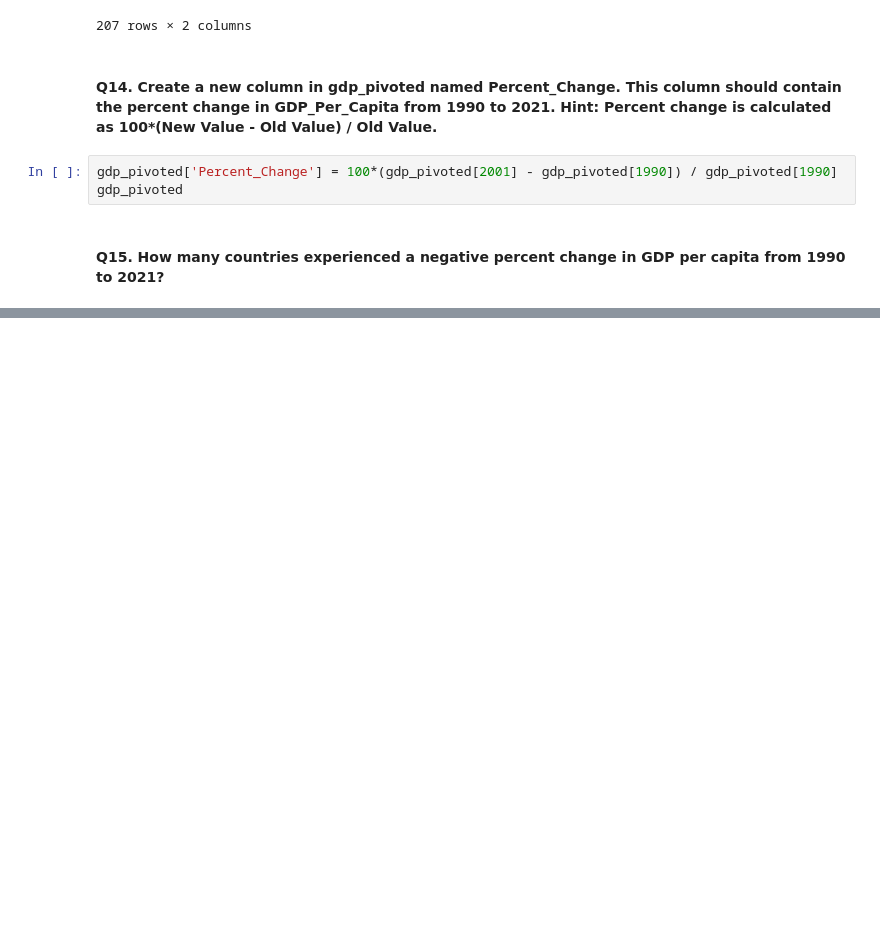
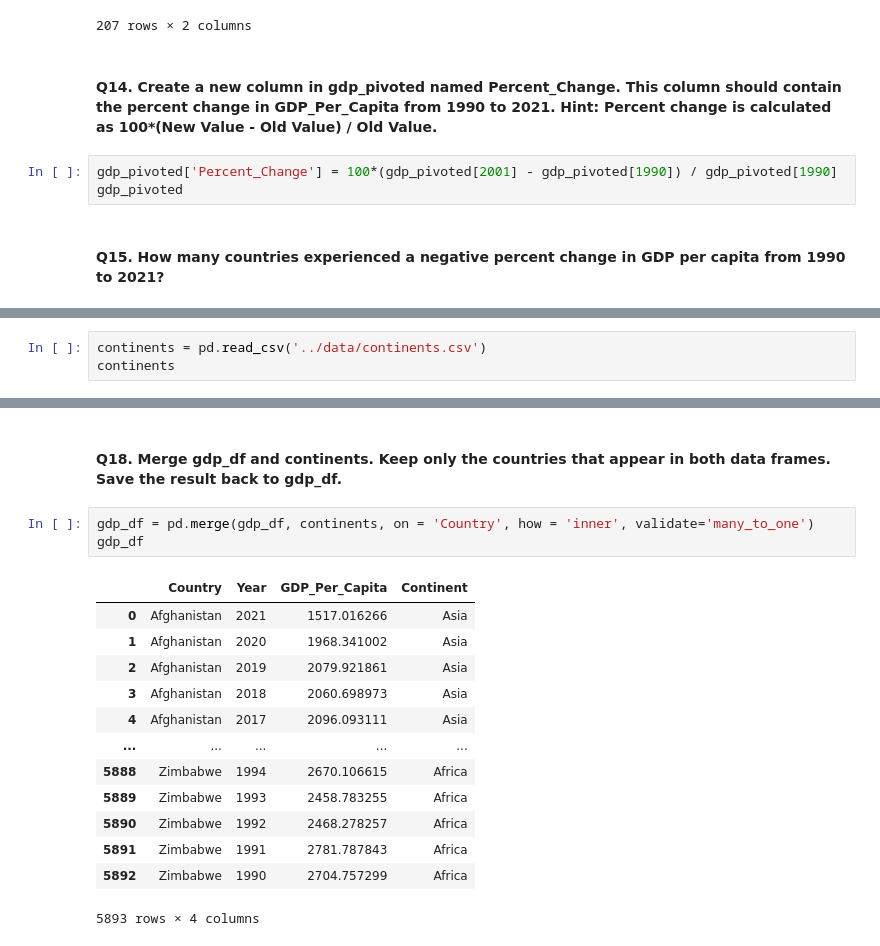
Before and after one commit to nss-data-science-cohort-8/un-exploration-mariacancodenow, a Jupyter notebook: notebooks/UN_Data_Exploration.ipynb, the cells around one changed output, grey strips where cells are left out. Saved outputs shown, nothing was run; the diff lists cells and outputs as text; blank space fills up the shorter version.

```diff
--- a/notebooks/UN_Data_Exploration.ipynb
+++ b/notebooks/UN_Data_Exploration.ipynb
@@ -226,0 +308,3 @@ gdp_pivoted['Percent_Change'].agg(lambda x: sum(x < 0))
+# %%
+continents = pd.read_csv('../data/continents.csv')
+continents
@@ -226,0 +325,19 @@ gdp_pivoted['Percent_Change'].agg(lambda x: sum(x < 0))
+# %% [markdown]
+#### Q18. Merge gdp_df and continents. Keep only the countries that appear in both data frames. Save the result back to gdp_df.
+# %%
+gdp_df = pd.merge(gdp_df, continents, on = 'Country', how = 'inner', validate='many_to_one')
+gdp_df
+# %% [output]
+|  | Country | Year | GDP_Per_Capita | Continent |
+| 0 | Afghanistan | 2021 | 1517.016266 | Asia |
+| 1 | Afghanistan | 2020 | 1968.341002 | Asia |
+| 2 | Afghanistan | 2019 | 2079.921861 | Asia |
+| 3 | Afghanistan | 2018 | 2060.698973 | Asia |
+| 4 | Afghanistan | 2017 | 2096.093111 | Asia |
+| ... | ... | ... | ... | ... |
+| 5888 | Zimbabwe | 1994 | 2670.106615 | Africa |
+| 5889 | Zimbabwe | 1993 | 2458.783255 | Africa |
+| 5890 | Zimbabwe | 1992 | 2468.278257 | Africa |
+| 5891 | Zimbabwe | 1991 | 2781.787843 | Africa |
+| 5892 | Zimbabwe | 1990 | 2704.757299 | Africa |
+5893 rows × 4 columns
```
Also changed, not shown: parts of 46 cells of this notebook.
